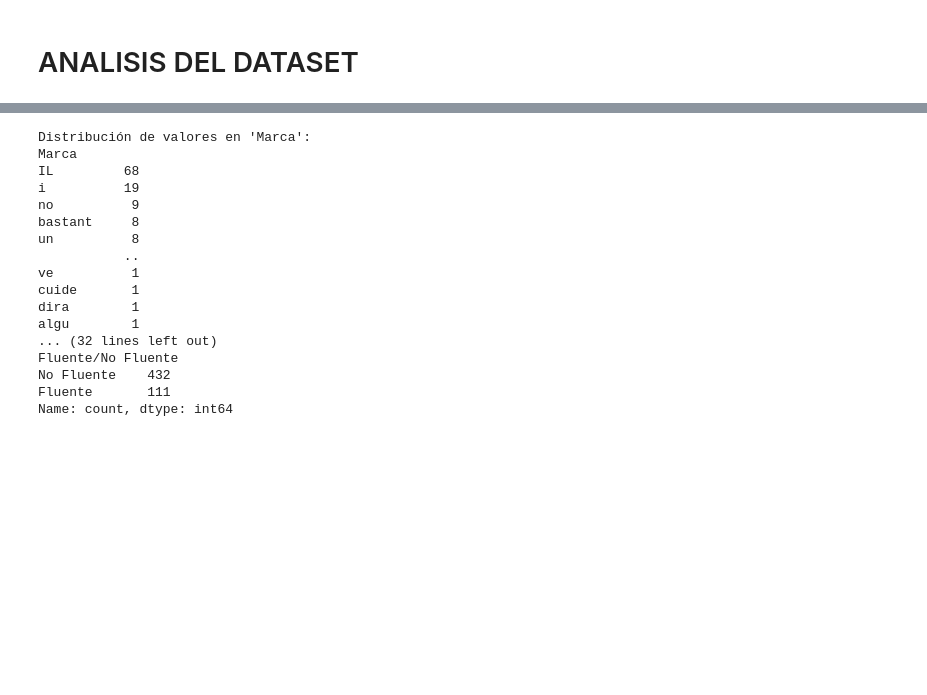
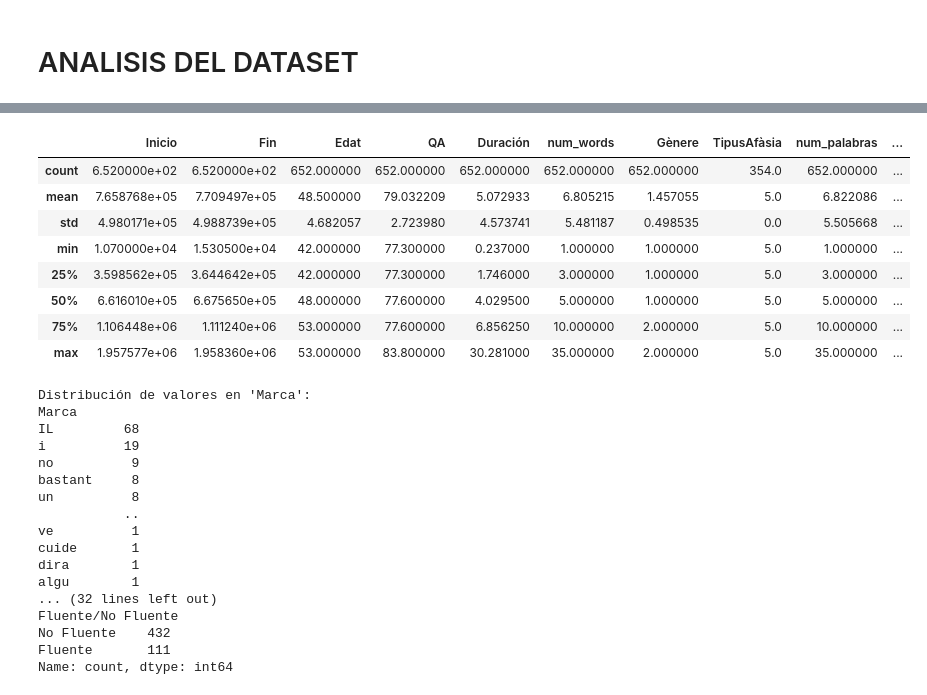
Before and after one commit to monirome/afasia_catalan, a Jupyter notebook: 2.analisis_datos.ipynb, the cells around one changed output, grey strips where cells are left out. Cells and saved outputs as stored; diff of their text form; code cells hidden in the pictures; blank space fills up the shorter version.

```diff
--- a/2.analisis_datos.ipynb
+++ b/2.analisis_datos.ipynb
@@ -32,0 +27,6 @@ Index(['Inicio', 'Fin', 'Marca', 'Transcrip_name', 'Duración',
+# %%
+#APHASIABANK
+path_data = '/Users/monicaromero/PycharmProjects/afasia_cat/aphasiabank_es/'
+
+df_aphbank = pd.read_csv(path_data + 'df_ES_clean_updated.csv', encoding='utf-8')
+df_aphbank.head()
@@ -62,7 +69,7 @@ def promedio_palabras_por_frase(texto):
 
 def contar_ininteligibles(texto):
     """Number of times 'IL' appears in the transcription."""
-    return texto.lower().count("il")  # Count how many times "IL" appears
+    return texto.count("IL")  # Count how many times "IL" appears
 
 def palabras_por_minuto(num_palabras, duracion):
     """Rate of words per minute."""
@@ -72,10 +79,17 @@ def palabras_por_segundo(num_palabras, duracion):
     """Rate of words per second."""
     return num_palabras / duracion if duracion > 0 else 0
 
-df['num_palabras'] = df['Marca'].apply(contar_palabras)
-df['num_palabras_unicas'] = df['Marca'].apply(palabras_unicas)
-df['promedio_palabras_por_frase'] = df['Marca'].apply(promedio_palabras_por_frase)
-df['num_ininteligibles'] = df['Marca'].apply(contar_ininteligibles)
-df['palabras_por_minuto'] = df.apply(lambda x: palabras_por_minuto(x['num_palabras'], x['Duración']), axis=1)
-df['palabras_por_segundo'] = df.apply(lambda x: palabras_por_segundo(x['num_palabras'], x['Duración']), axis=1)
-df.head()
+def contar_ininteligibles_aphasiabank(texto):
+    """
+    Counts the total occurrences of specific unintelligible labels in the transcription.
+    These labels include: flr (fillers), spn (spoken noises), brth (breathing sounds).
+
+    Args:
+        texto (str): The transcription text.
+
+    Returns:
+        int: Total count of all unintelligible labels.
+    """
+    labels = ['flr', 'spn', 'brth']
+    total_count = sum(texto.lower().count(label) for label in labels)
+    return total_count
@@ -89,0 +113,9 @@ df.head()
+# %%
+#aphasiabank dataset
+df_aphbank['num_palabras'] = df_aphbank['Marca'].apply(contar_palabras)
+df_aphbank['num_palabras_unicas'] = df_aphbank['Marca'].apply(palabras_unicas)
+df_aphbank['promedio_palabras_por_frase'] = df_aphbank['Marca'].apply(promedio_palabras_por_frase)
+df_aphbank['num_ininteligibles'] = df_aphbank['Marca'].apply(contar_ininteligibles_aphasiabank)
+df_aphbank['palabras_por_minuto'] = df_aphbank.apply(lambda x: palabras_por_minuto(x['num_palabras'], x['Duración']), axis=1)
+df_aphbank['palabras_por_segundo'] = df_aphbank.apply(lambda x: palabras_por_segundo(x['num_palabras'], x['Duración']), axis=1)
+df_aphbank.head()
@@ -101,6 +141,18 @@ df.describe()
 | 50% | 95.431510 | 97.282720 | 1.958630 | 5.000000 | 2.000000 | 5.000000 | 1.000000 | 67.000000 | 1.000000 | 44.300000 | ... |
 | 75% | 164.290610 | 167.834015 | 2.954040 | 7.000000 | 2.000000 | 6.000000 | 2.000000 | 68.000000 | 2.000000 | 87.700000 | ... |
 | max | 314.631510 | 316.000000 | 68.141150 | 8.000000 | 2.000000 | 6.000000 | 2.000000 | 83.000000 | 2.000000 | 96.700000 | ... |
+# %%
+df_aphbank.describe()
+# %% [output]
+|  | Inicio | Fin | Edat | QA | Duración | num_words | Gènere | TipusAfàsia | num_palabras | ... |
+| count | 6.520000e+02 | 6.520000e+02 | 652.000000 | 652.000000 | 652.000000 | 652.000000 | 652.000000 | 354.0 | 652.000000 | ... |
+| mean | 7.658768e+05 | 7.709497e+05 | 48.500000 | 79.032209 | 5.072933 | 6.805215 | 1.457055 | 5.0 | 6.822086 | ... |
+| std | 4.980171e+05 | 4.988739e+05 | 4.682057 | 2.723980 | 4.573741 | 5.481187 | 0.498535 | 0.0 | 5.505668 | ... |
+| min | 1.070000e+04 | 1.530500e+04 | 42.000000 | 77.300000 | 0.237000 | 1.000000 | 1.000000 | 5.0 | 1.000000 | ... |
+| 25% | 3.598562e+05 | 3.644642e+05 | 42.000000 | 77.300000 | 1.746000 | 3.000000 | 1.000000 | 5.0 | 3.000000 | ... |
+| 50% | 6.616010e+05 | 6.675650e+05 | 48.000000 | 77.600000 | 4.029500 | 5.000000 | 1.000000 | 5.0 | 5.000000 | ... |
+| 75% | 1.106448e+06 | 1.111240e+06 | 53.000000 | 77.600000 | 6.856250 | 10.000000 | 2.000000 | 5.0 | 10.000000 | ... |
+| max | 1.957577e+06 | 1.958360e+06 | 53.000000 | 83.800000 | 30.281000 | 35.000000 | 2.000000 | 5.0 | 35.000000 | ... |
 # %%
 categorical_columns = ['Marca', 'Transcrip_name', 'Gènere', 'TipusAfàsia', 'Fluente/No Fluente']
 for col in categorical_columns:
```
Also changed, not shown: parts of 10 cells of this notebook, 2 other files.
